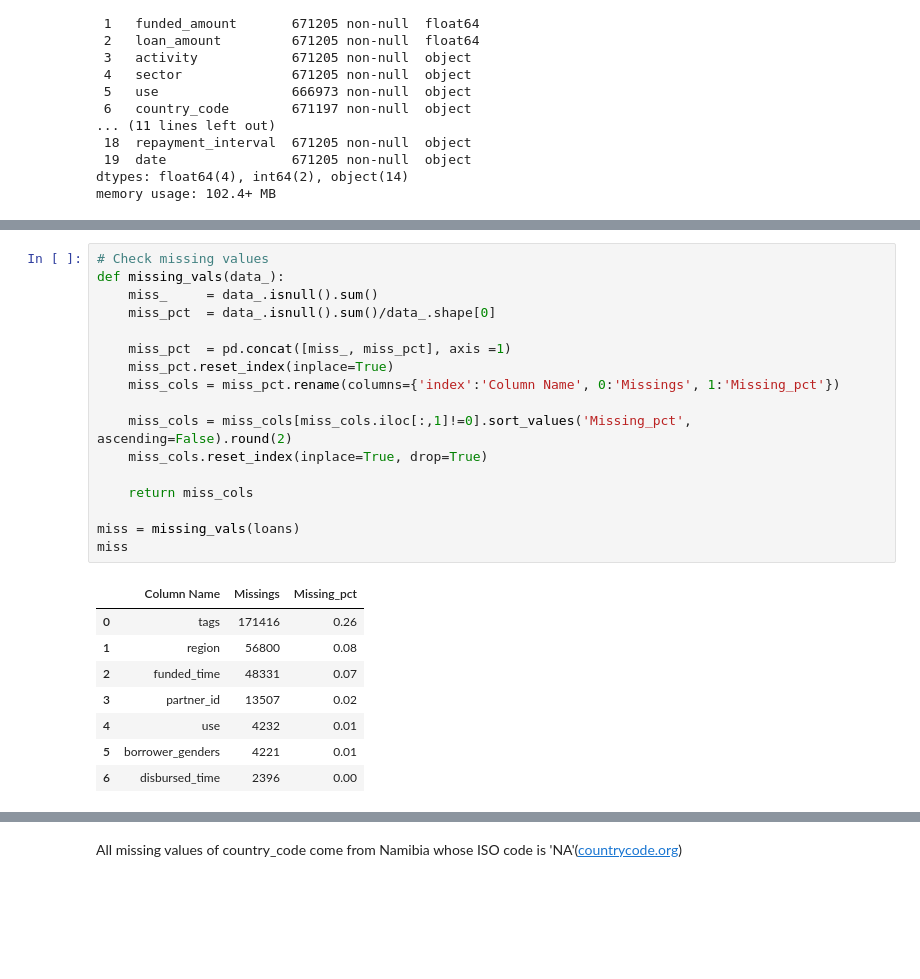
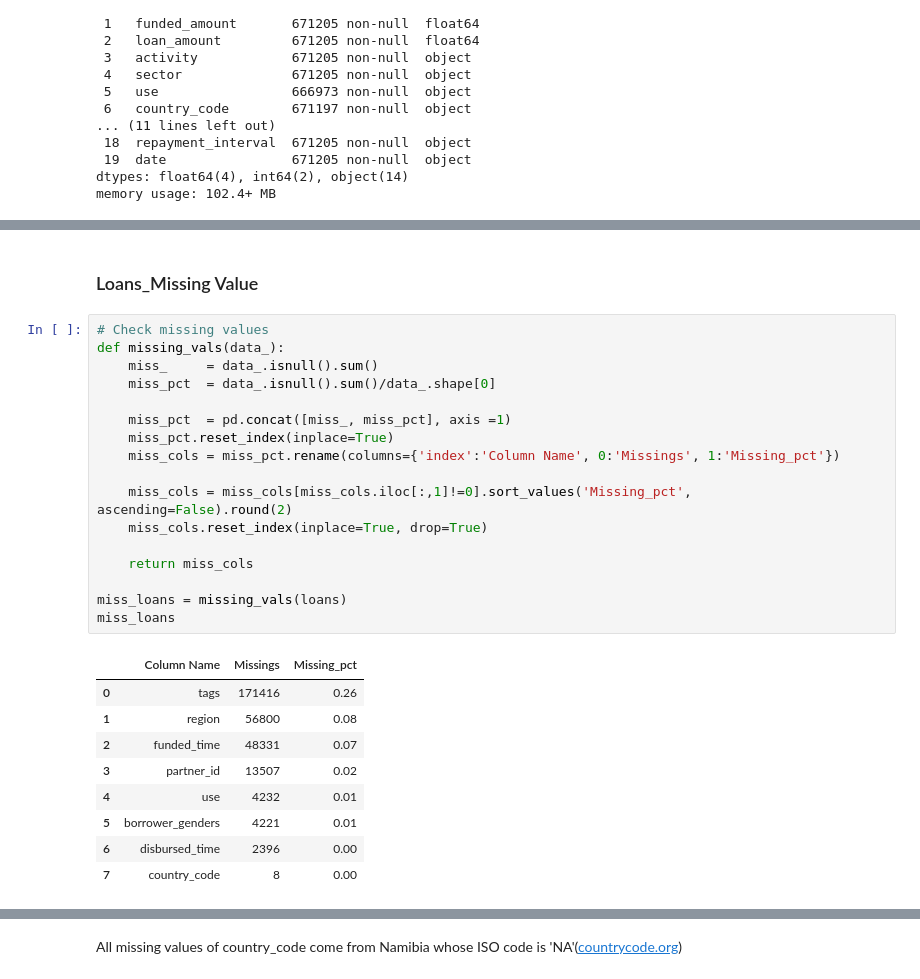
Before and after one commit to lasayin/Crowdfunding-on-Kiva-Platform, a Jupyter notebook: Kiva_Crowdfunding_Data_Wrangling.ipynb, the cells around one changed output, grey strips where cells are left out. Drawn from its saved outputs; the diff is of its cells as text; blank space fills up the shorter version.

```diff
--- a/Kiva_Crowdfunding_Data_Wrangling.ipynb
+++ b/Kiva_Crowdfunding_Data_Wrangling.ipynb
@@ -52,26 +100,29 @@ loans.head(3)
+# %% [markdown]
+### Loans_Missing Value
 # %%
 # Check missing values
 def missing_vals(data_):
     miss_     = data_.isnull().sum()
     miss_pct  = data_.isnull().sum()/data_.shape[0]
 
     miss_pct  = pd.concat([miss_, miss_pct], axis =1)
     miss_pct.reset_index(inplace=True)
     miss_cols = miss_pct.rename(columns={'index':'Column Name', 0:'Missings', 1:'Missing_pct'})
 
     miss_cols = miss_cols[miss_cols.iloc[:,1]!=0].sort_values('Missing_pct', ascending=False).round(2)
     miss_cols.reset_index(inplace=True, drop=True)
 
     return miss_cols
 
-miss = missing_vals(loans)
-miss
+miss_loans = missing_vals(loans)
+miss_loans
 # %% [output]
 |  | Column Name | Missings | Missing_pct |
 | 0 | tags | 171416 | 0.26 |
 | 1 | region | 56800 | 0.08 |
 | 2 | funded_time | 48331 | 0.07 |
 | 3 | partner_id | 13507 | 0.02 |
 | 4 | use | 4232 | 0.01 |
 | 5 | borrower_genders | 4221 | 0.01 |
 | 6 | disbursed_time | 2396 | 0.00 |
+| 7 | country_code | 8 | 0.00 |
```
Also changed, not shown: parts of 212 cells of this notebook.
